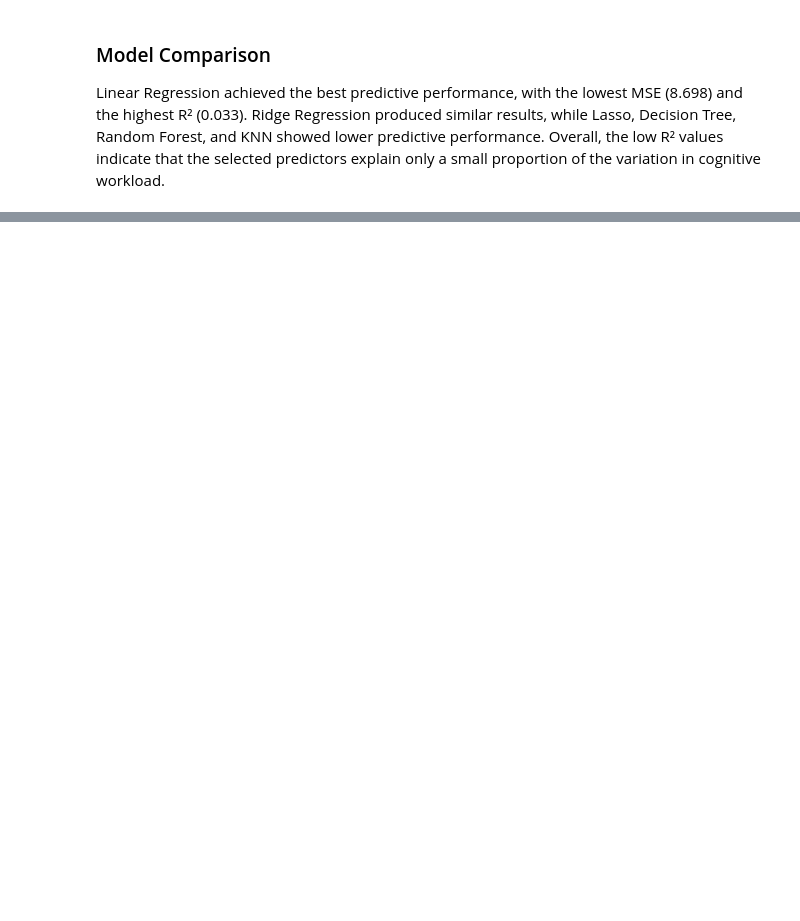
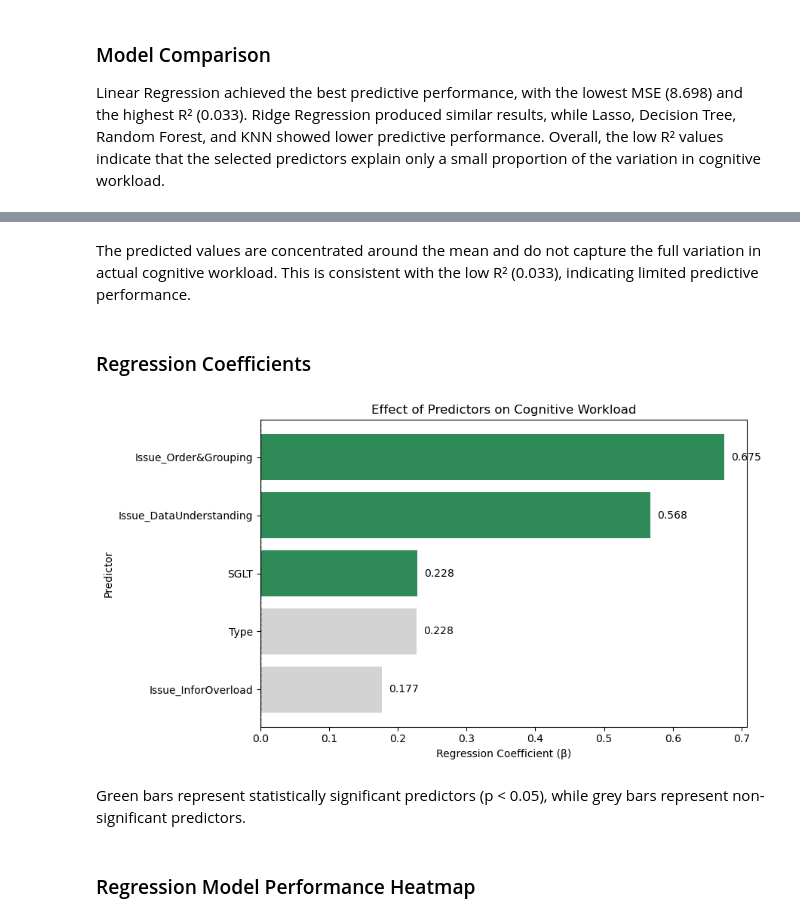
Before and after one commit to Chakuunaa/Evaluating-Dashboard-Design-Effectiveness-in-Data-Analytics, a Jupyter notebook: notebooks/01_Dissertation_Analysis.ipynb, the cells around one changed output, grey strips where cells are left out. Saved outputs shown, nothing was run; the diff lists cells and outputs as text; code cells hidden in the pictures; blank space fills up the shorter version.

```diff
--- a/notebooks/01_Dissertation_Analysis.ipynb
+++ b/notebooks/01_Dissertation_Analysis.ipynb
@@ -1312,0 +1380,48 @@ Linear Regression achieved the best predictive performance, with the lowest MSE
+# %% [markdown]
+The predicted values are concentrated around the mean and do not capture the full variation in actual cognitive workload. This is consistent with the low R² (0.033), indicating limited predictive performance.
+# %% [markdown]
+### Regression Coefficients
+# %%
+# Coefficients and p-values
+coef = model.params.drop("const")
+pvalues = model.pvalues.drop("const")
+
+# Sort by coefficient
+order = coef.sort_values().index
+coef = coef.loc[order]
+pvalues = pvalues.loc[order]
+
+# Significant vs non-significant
+colors = ["seagreen" if p < 0.05 else "lightgray" for p in pvalues]
+
+plt.figure(figsize=(9, 5))
+
+bars = plt.barh(
+    coef.index,
+    coef.values,
+    color=colors
+)
+
+plt.axvline(x=0, color="black", linestyle="--", linewidth=1)
+
+# Coefficient values
+for bar, value in zip(bars, coef.values):
+    plt.text(
+        value + 0.01,
+        bar.get_y() + bar.get_height() / 2,
+        f"{value:.3f}",
+        va="center"
+    )
+
+plt.xlabel("Regression Coefficient (β)")
+plt.ylabel("Predictor")
+plt.title("Effect of Predictors on Cognitive Workload")
+
+plt.tight_layout()
+plt.show()
+# %% [output]
+[figure, added]
+# %% [markdown]
+Green bars represent statistically significant predictors (p < 0.05), while grey bars represent non-significant predictors.
+# %% [markdown]
+### Regression Model Performance Heatmap
```
Also changed, not shown: parts of 9 cells of this notebook.
